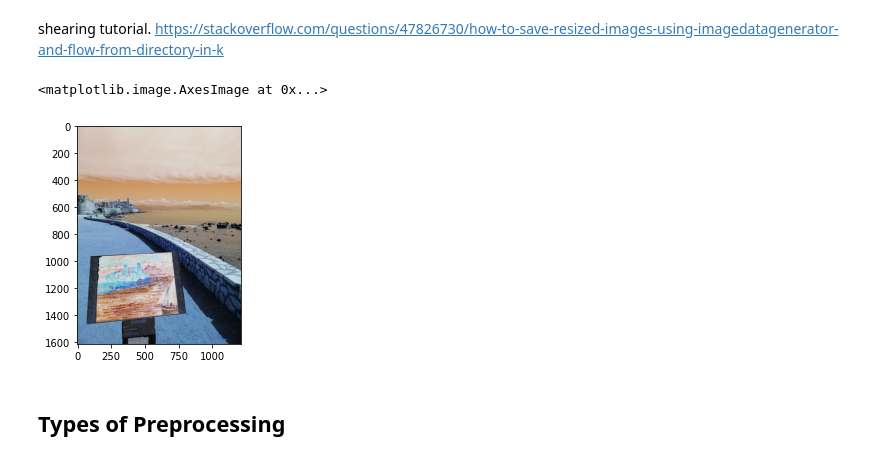
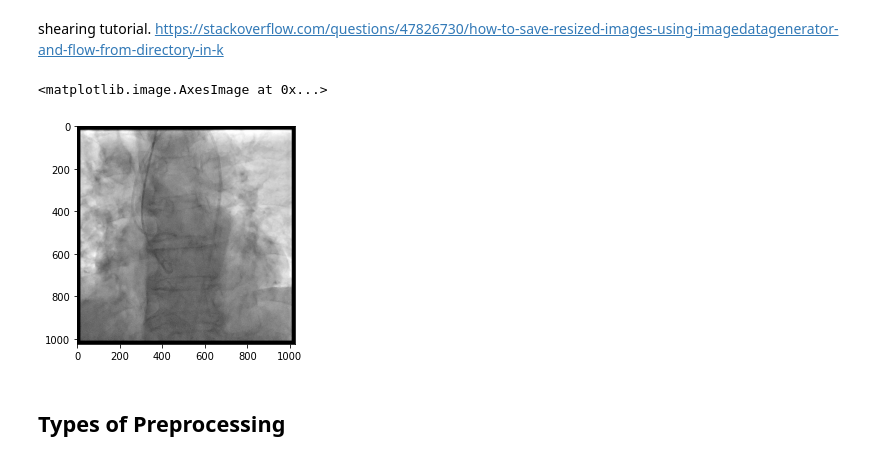
Before and after one commit to verneh/opencv, a Jupyter notebook: manipulation.ipynb, the cells around one changed output. Saved outputs shown, nothing was run; the diff lists cells and outputs as text; code cells hidden in the pictures.

```diff
--- a/manipulation.ipynb
+++ b/manipulation.ipynb
@@ -34,11 +34,12 @@ def show_image(iterator):
     plt.show()
 # %%
 # load and display the original image
-path = '/content/drive/MyDrive/ImageDataGenerator/antibes.jpg'
+# path = '/content/drive/MyDrive/ImageDataGenerator/antibes.jpg'
+path = '/content/drive/MyDrive/ImageDataGenerator/81.jpg'
 img = cv.imread(path)
 plt.imshow (img)
 # %% [output]
 <matplotlib.image.AxesImage at 0x...>
-[figure, old version]
+[figure, new version]
 # %% [markdown]
 ## Types of Preprocessing
```
Also changed, not shown: parts of 10 cells of this notebook.
